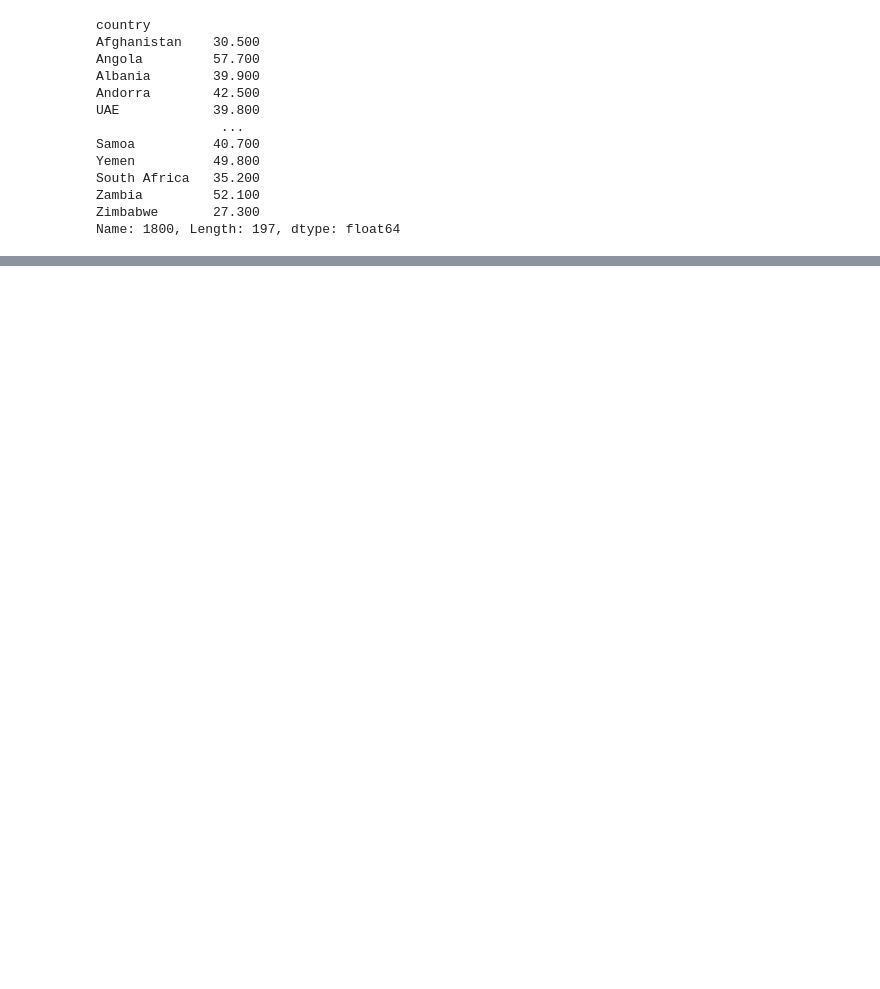
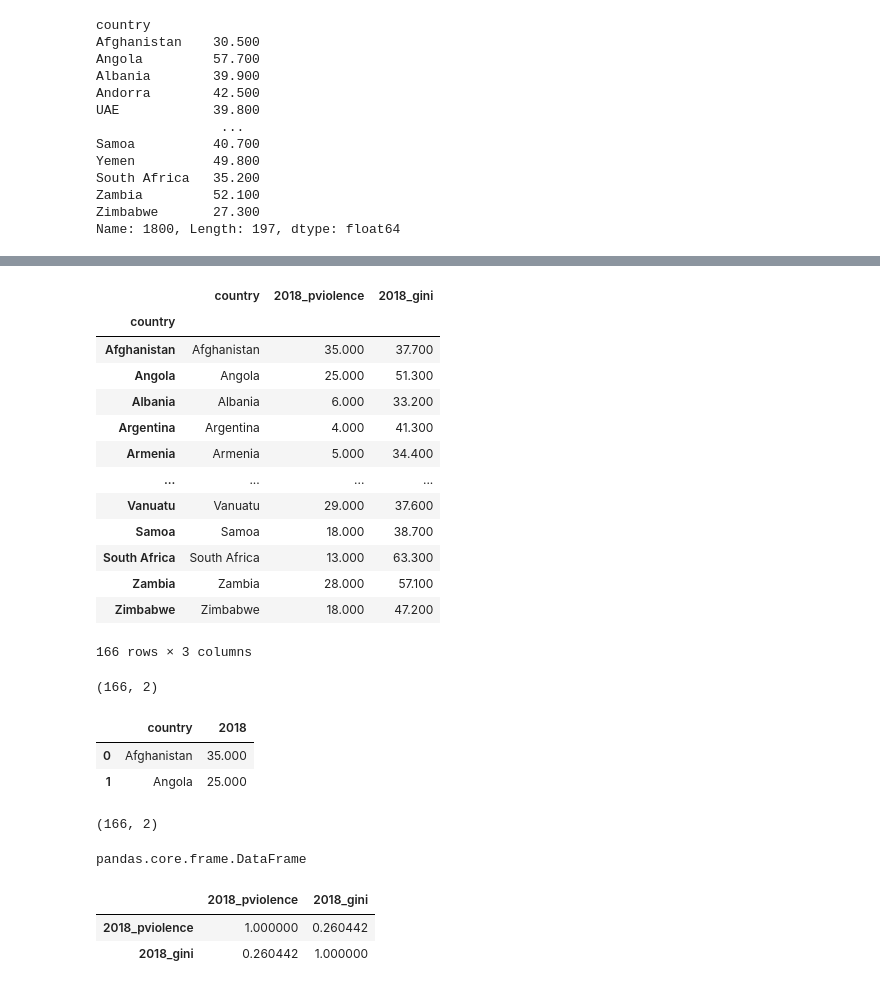
Before and after one commit to egildon/Data-and-Music, a Jupyter notebook: Porrege.ipynb, the cells around one changed output, grey strips where cells are left out. Drawn from its saved outputs; the diff is of its cells as text; code cells hidden in the pictures; blank space fills up the shorter version.

```diff
--- a/Porrege.ipynb
+++ b/Porrege.ipynb
@@ -216,0 +99,6 @@ Length: 197, dtype: float64
+# %%
+gini_dfns = gini_dfni['2018']
+gg = gini_dfni['2018']
+# %%
+gg = pd.DataFrame(gg)
+gg.head()
@@ -216,0 +121,46 @@ Length: 197, dtype: float64
+# %%
+#me = list(gini_dfns)
+#me_df = {""}
+''
+new_df = partner_violence_dfni.join(gg, lsuffix='_pviolence', rsuffix='_gini' )
+# %%
+new_df
+# %% [output]
+|  | country | 2018_pviolence | 2018_gini |
+| country |  |  |  |
+| Afghanistan | Afghanistan | 35.000 | 37.700 |
+| Angola | Angola | 25.000 | 51.300 |
+| Albania | Albania | 6.000 | 33.200 |
+| Argentina | Argentina | 4.000 | 41.300 |
+| Armenia | Armenia | 5.000 | 34.400 |
+| ... | ... | ... | ... |
+| Vanuatu | Vanuatu | 29.000 | 37.600 |
+| Samoa | Samoa | 18.000 | 38.700 |
+| South Africa | South Africa | 13.000 | 63.300 |
+| Zambia | Zambia | 28.000 | 57.100 |
+| Zimbabwe | Zimbabwe | 18.000 | 47.200 |
+166 rows × 3 columns
+# %%
+partner_violence_dfn.shape
+# %% [output]
+(166, 2)
+# %%
+partner_violence_dfn.head(2)
+# %% [output]
+|  | country | 2018 |
+| 0 | Afghanistan | 35.000 |
+| 1 | Angola | 25.000 |
+# %%
+partner_violence_dfn.shape
+# %% [output]
+(166, 2)
+# %%
+type(new_df)
+# %% [output]
+pandas.core.frame.DataFrame
+# %%
+new_df.corr(method='pearson', numeric_only = True).style.background_gradient(cmap='viridis')
+# %% [output]
+|  | 2018_pviolence | 2018_gini |
+| 2018_pviolence | 1.000000 | 0.260442 |
+| 2018_gini | 0.260442 | 1.000000 |
```
Also changed, not shown: parts of 35 cells of this notebook.
